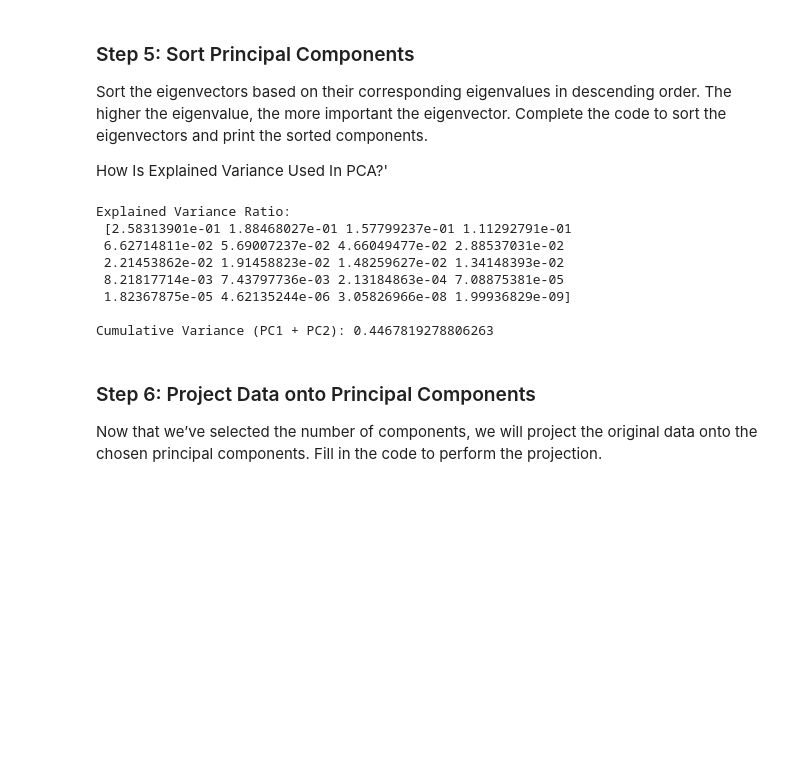
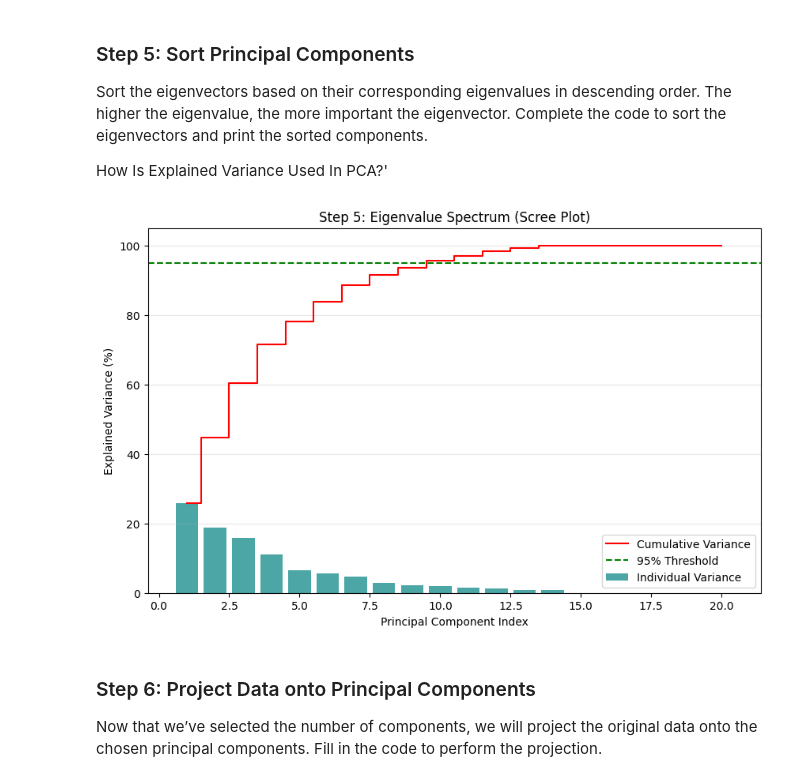
Before and after one commit to Burabyo/PCA_Assignment, a Jupyter notebook: PCA_Formative_1[Burabyo_Gift_Jolly].ipynb, the cells around one changed output. Cells and saved outputs as stored; diff of their text form; code cells hidden in the pictures; blank space fills up the shorter version.

```diff
--- a/PCA_Formative_1[Burabyo_Gift_Jolly].ipynb
+++ b/PCA_Formative_1[Burabyo_Gift_Jolly].ipynb
@@ -92,31 +92,37 @@ Sort the eigenvectors based on their corresponding eigenvalues in descending ord
 Complete the code to sort the eigenvectors and print the sorted components.
 
 <a url ='https://www.youtube.com/watch?v=vaF-1xUEXsA&t=17s'>How Is Explained Variance Used In PCA?'<a/>
-# %%
-# Step 5: Sort Principal Components
-# 1. Sort indices in descending order
-sorted_indices = np.argsort(eigenvalues)[::-1]
-
-# 2. Reorder eigenvalues and eigenvectors
-sorted_eigenvalues = eigenvalues[sorted_indices]
-sorted_eigenvectors = eigenvectors[:, sorted_indices]
-
-# 3. Calculate Variance Percentages (Rubric Requirement)
-total_variance = np.sum(sorted_eigenvalues)
-explained_variance_ratio = sorted_eigenvalues / total_variance
-cumulative_variance = np.cumsum(explained_variance_ratio)
-
-print("Explained Variance Ratio:\n", explained_variance_ratio)
-print("\nCumulative Variance (PC1 + PC2):", cumulative_variance[1])
-# %% [output]
-Explained Variance Ratio:
- [2.58313901e-01 1.88468027e-01 1.57799237e-01 1.11292791e-01
- 6.62714811e-02 5.69007237e-02 4.66049477e-02 2.88537031e-02
- 2.21453862e-02 1.91458823e-02 1.48259627e-02 1.34148393e-02
- 8.21817714e-03 7.43797736e-03 2.13184863e-04 7.08875381e-05
- 1.82367875e-05 4.62135244e-06 3.05826966e-08 1.99936829e-09]
-
-Cumulative Variance (PC1 + PC2): 0.4467819278806263
+# %%
+# Step 5: Sort Principal Components & Calculate Explained Variance
+
+# 1. Sort eigenvalues and eigenvectors in descending order
+sorted_indices = np.argsort(eigenvalues)[::-1]
+sorted_eigenvalues = eigenvalues[sorted_indices]
+sorted_eigenvectors = eigenvectors[:, sorted_indices]
+
+# 2. Calculate Variance Percentages (Rubric Requirement)
+total_variance = np.sum(sorted_eigenvalues)
+explained_variance_ratio = sorted_eigenvalues / total_variance
+cumulative_variance = np.cumsum(explained_variance_ratio)
+
+# 3. Visualization: Eigenvalue Spectrum (Scree Plot)
+import matplotlib.pyplot as plt
+
+plt.figure(figsize=(10, 6))
+plt.bar(range(1, len(explained_variance_ratio) + 1), explained_variance_ratio * 100,
+        alpha=0.7, color='teal', label='Individual Variance')
+plt.step(range(1, len(cumulative_variance) + 1), cumulative_variance * 100,
+         where='mid', color='red', label='Cumulative Variance')
+
+plt.axhline(y=95, color='green', linestyle='--', label='95% Threshold')
+plt.ylabel('Explained Variance (%)')
+plt.xlabel('Principal Component Index')
+plt.title('Step 5: Eigenvalue Spectrum (Scree Plot)')
+plt.legend(loc='best')
+plt.grid(axis='y', alpha=0.3)
+plt.show()
+# %% [output]
+[figure, added]
 # %% [markdown]
 ### Step 6: Project Data onto Principal Components
 Now that we’ve selected the number of components, we will project the original data onto the chosen principal components.
```
Also changed, not shown: parts of 1 cell of this notebook.
